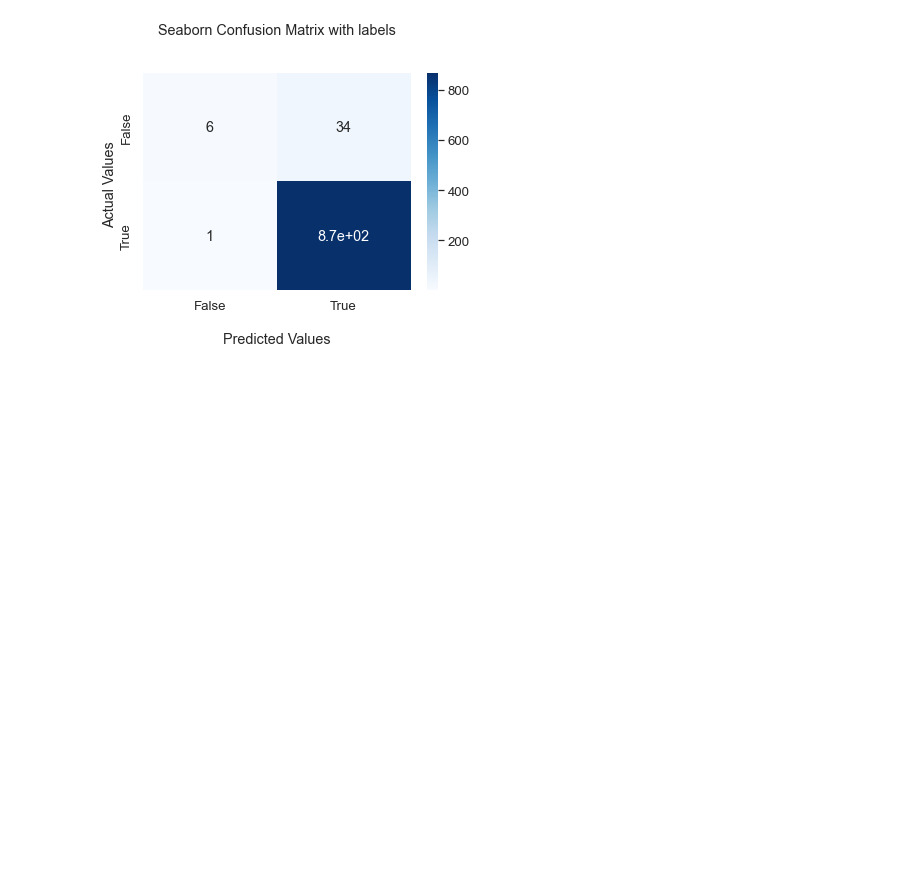
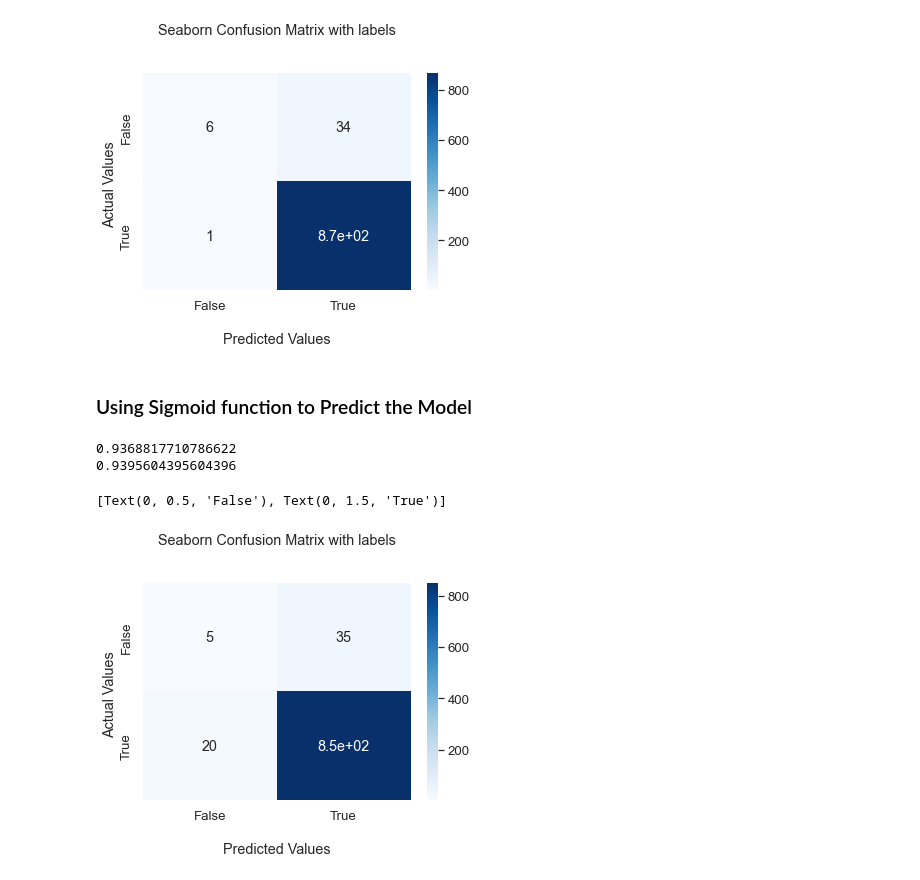
Before and after one commit to ch1b4d4/29_IP_Samson_Nyiro, a Jupyter notebook: 29_IP_Samson_Nyiro.ipynb, the cells around one changed output. Saved outputs shown, nothing was run; the diff lists cells and outputs as text; code cells hidden in the pictures; blank space fills up the shorter version.

```diff
--- a/29_IP_Samson_Nyiro.ipynb
+++ b/29_IP_Samson_Nyiro.ipynb
@@ -1074,3 +1074,30 @@ ax.yaxis.set_ticklabels(['False','True'])
 0.9615384615384616
 [Text(0, 0.5, 'False'), Text(0, 1.5, 'True')]
 [figure]
+# %% [markdown]
+### Using Sigmoid function to Predict the Model
+# %%
+# Building a Support Vector Machine on train data
+sigclassifier = SVC(kernel='sigmoid')
+sigclassifier.fit(X_train, y_train)
+prediction = sigclassifier.predict(X_test)
+print(sigclassifier.score(X_train, y_train))
+print(sigclassifier.score(X_test, y_test))
+
+
+cm = confusion_matrix(y_test, prediction)
+
+ax = sns.heatmap(cm, annot=True, cmap='Blues')
+
+ax.set_title('Seaborn Confusion Matrix with labels\n\n');
+ax.set_xlabel('\nPredicted Values')
+ax.set_ylabel('Actual Values ');
+
+## Ticket labels - List must be in alphabetical order
+ax.xaxis.set_ticklabels(['False','True'])
+ax.yaxis.set_ticklabels(['False','True'])
+# %% [output]
+0.9368817710786622
+0.9395604395604396
+[Text(0, 0.5, 'False'), Text(0, 1.5, 'True')]
+[figure, added]
```
Also changed, not shown: parts of 14 cells of this notebook.
